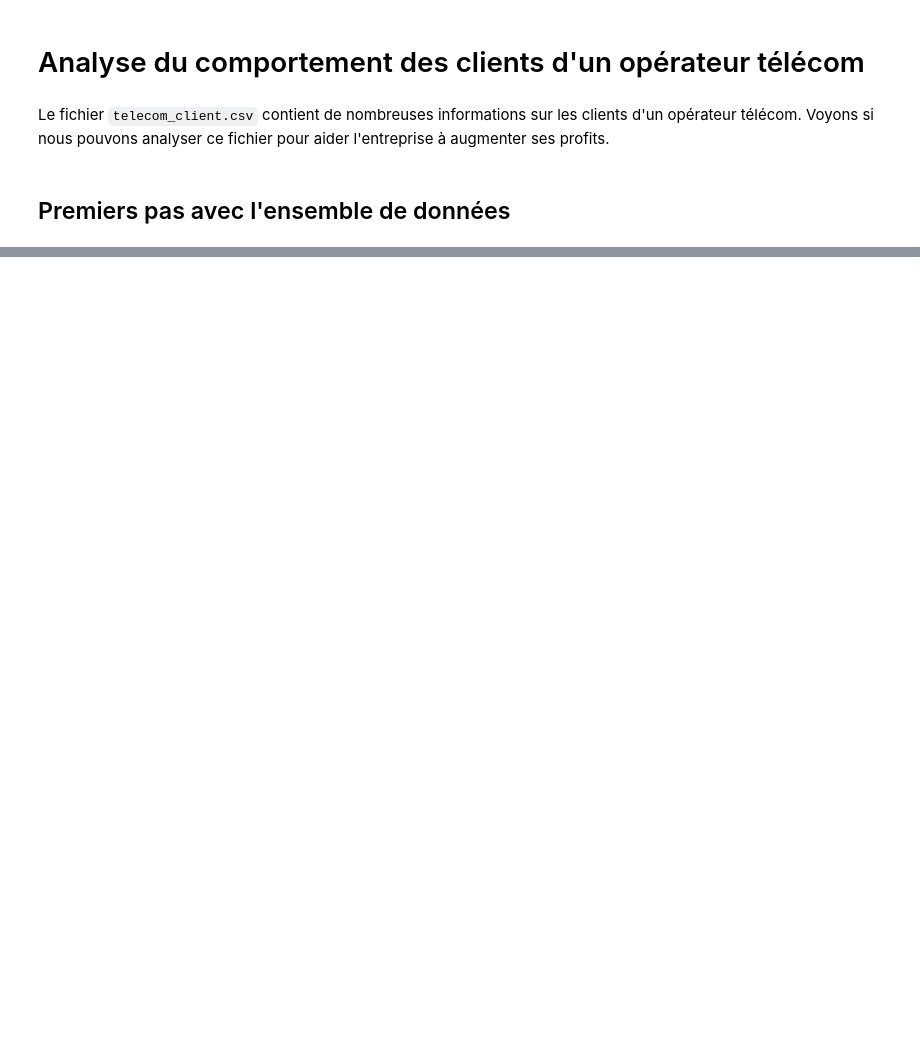
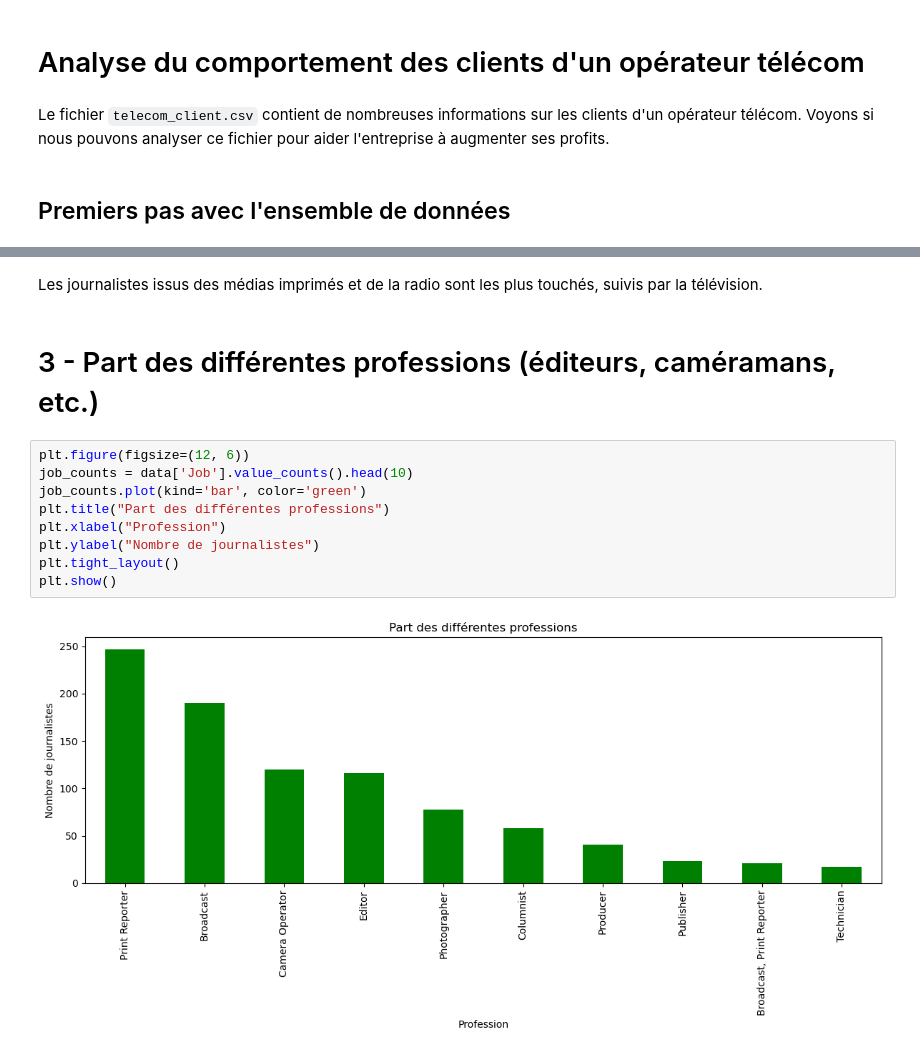
Before and after one commit to AlikakilA/Python_Manipulation_Data, a Jupyter notebook: Jounalist.ipynb, the cells around one changed output, grey strips where cells are left out. Saved outputs shown, nothing was run; the diff lists cells and outputs as text; blank space fills up the shorter version.

```diff
--- a/Jounalist.ipynb
+++ b/Jounalist.ipynb
@@ -29,0 +39,15 @@ data = pd.read_csv('./telecom_client.csv')
+# %% [markdown]
+Les journalistes issus des médias imprimés et de la radio sont les plus touchés, suivis par la télévision.
+# %% [markdown]
+# 3 - Part des différentes professions (éditeurs, caméramans, etc.)
+# %%
+plt.figure(figsize=(12, 6))
+job_counts = data['Job'].value_counts().head(10)
+job_counts.plot(kind='bar', color='green')
+plt.title("Part des différentes professions")
+plt.xlabel("Profession")
+plt.ylabel("Nombre de journalistes")
+plt.tight_layout()
+plt.show()
+# %% [output]
+[figure, added]
```
Also changed, not shown: parts of 11 cells of this notebook, 1 other file.
